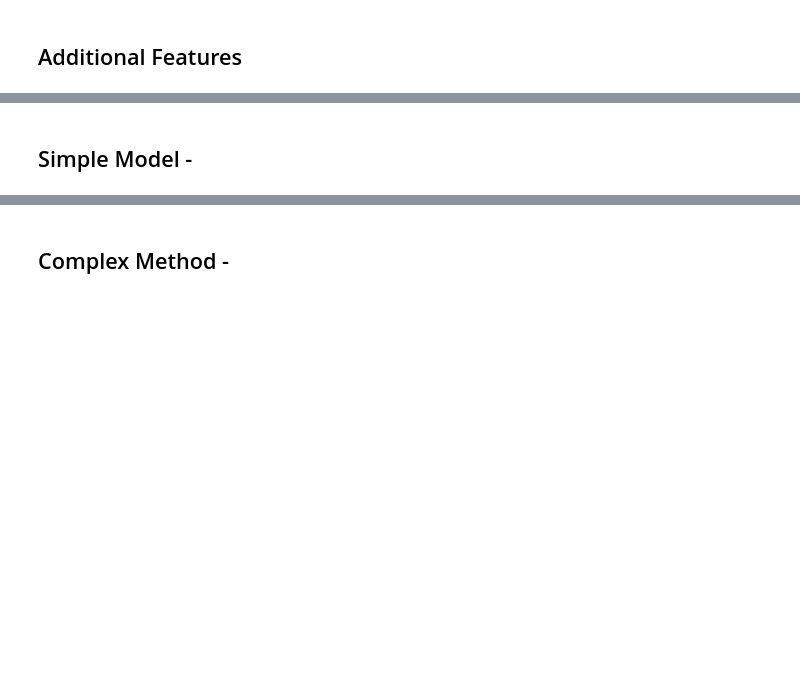
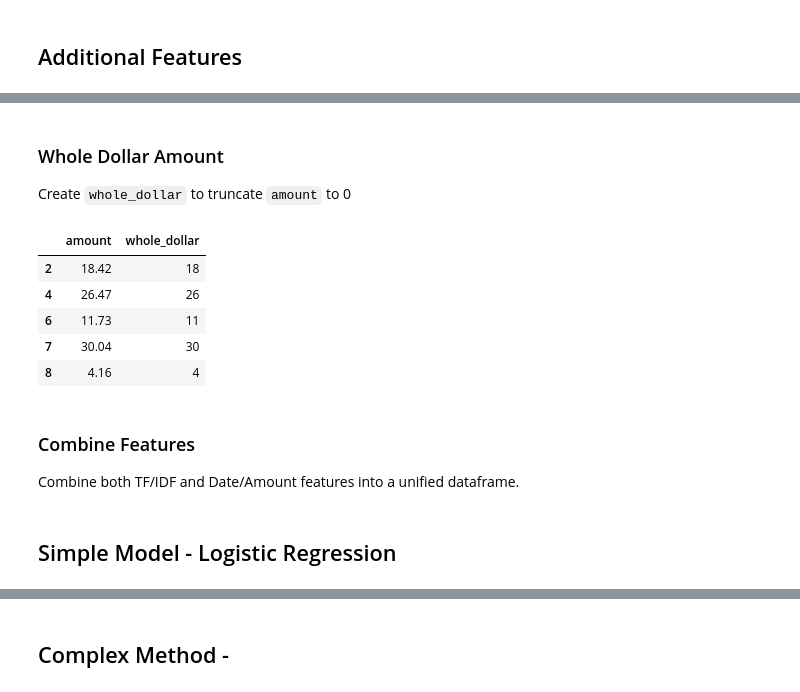
Before and after one commit to kangyuj0531/dsc180a-prism-data, a Jupyter notebook: 01_memos_func_renamed.ipynb, the cells around one changed output, grey strips where cells are left out. Drawn from its saved outputs; the diff is of its cells as text; code cells hidden in the pictures; blank space fills up the shorter version.

Commit message:
baseline model

```diff
--- a/01_memos_func_renamed.ipynb
+++ b/01_memos_func_renamed.ipynb
@@ -237,0 +272,20 @@ X_test_tfidf = vectorizer.transform(test_df['memo_clean'])
+# %% [markdown]
+### Whole Dollar Amount
+Create `whole_dollar` to truncate `amount` to 0
+# %%
+import numpy as np
+
+train_df.loc[:, 'whole_dollar'] = np.trunc(train_df['amount']).astype('int64')
+test_df.loc[:,  'whole_dollar'] = np.trunc(test_df['amount']).astype('int64')
+
+train_df[['amount', 'whole_dollar']].head()
+# %% [output]
+|  | amount | whole_dollar |
+| 2 | 18.42 | 18 |
+| 4 | 26.47 | 26 |
+| 6 | 11.73 | 11 |
+| 7 | 30.04 | 30 |
+| 8 | 4.16 | 4 |
+# %% [markdown]
+### Combine Features
+Combine both TF/IDF and Date/Amount features into a unified dataframe.
@@ -238,2 +309,2 @@ X_test_tfidf = vectorizer.transform(test_df['memo_clean'])
 # %% [markdown]
-## Simple Model -
+## Simple Model - Logistic Regression
```
Also changed, not shown: parts of 11 cells of this notebook.
